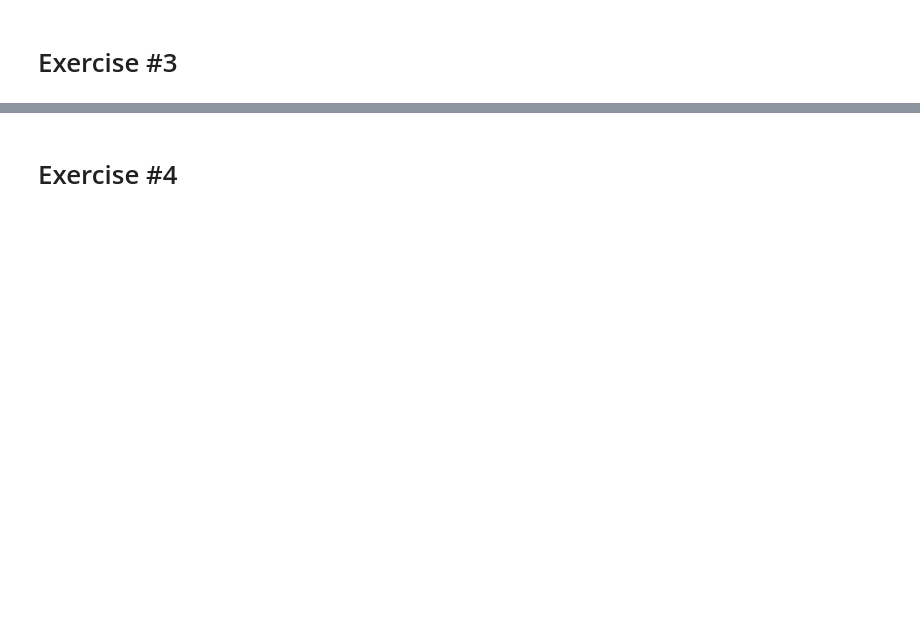
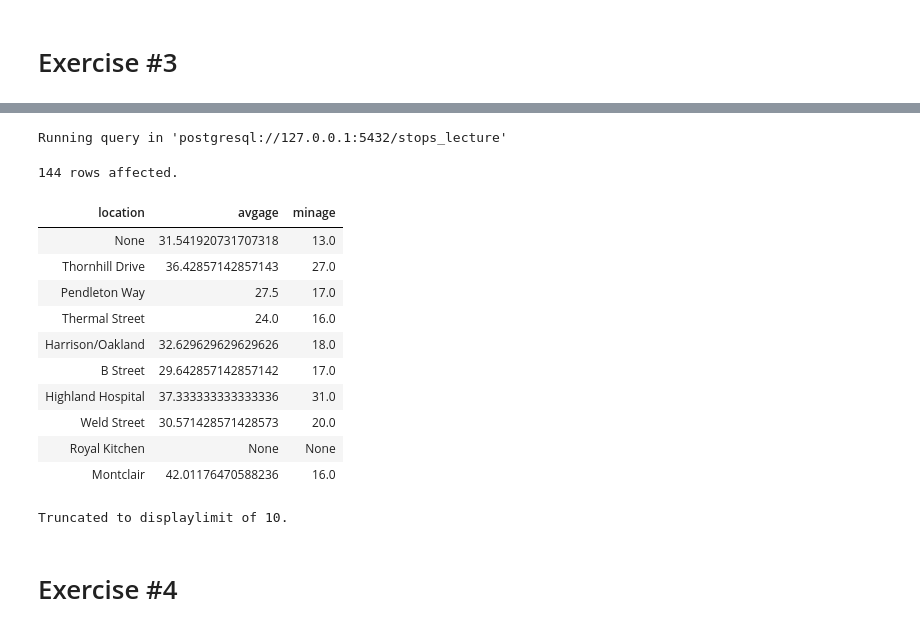
Before and after one commit to cal-data-eng/sp24-materials, a Jupyter notebook: lecture/lec04/lec04.ipynb, the cells around one changed output, grey strips where cells are left out. Cells and saved outputs as stored; diff of their text form; code cells hidden in the pictures; blank space fills up the shorter version.

```diff
--- a/lecture/lec04/lec04.ipynb
+++ b/lecture/lec04/lec04.ipynb
@@ -151,3 +268,25 @@ WHERE S1.age >=
+# %%
+%%sql
+SELECT location,
+       AVG(age) AS avgage,
+       MIN(age) AS minage
+FROM Stops
+GROUP BY location;
+# %% [output]
+Running query in 'postgresql://127.0.0.1:5432/stops_lecture'
+144 rows affected.
+| location | avgage | minage |
+| None | 31.541920731707318 | 13.0 |
+| Thornhill Drive | 36.42857142857143 | 27.0 |
+| Pendleton Way | 27.5 | 17.0 |
+| Thermal Street | 24.0 | 16.0 |
+| Harrison/Oakland | 32.629629629629626 | 18.0 |
+| B Street | 29.642857142857142 | 17.0 |
+| Highland Hospital | 37.333333333333336 | 31.0 |
+| Weld Street | 30.571428571428573 | 20.0 |
+| Royal Kitchen | None | None |
+| Montclair | 42.01176470588236 | 16.0 |
+Truncated to displaylimit of 10.
 # %% [markdown]
 # Exercise \#4
 # %%
```
Also changed, not shown: parts of 17 cells of this notebook, 1 other file.
